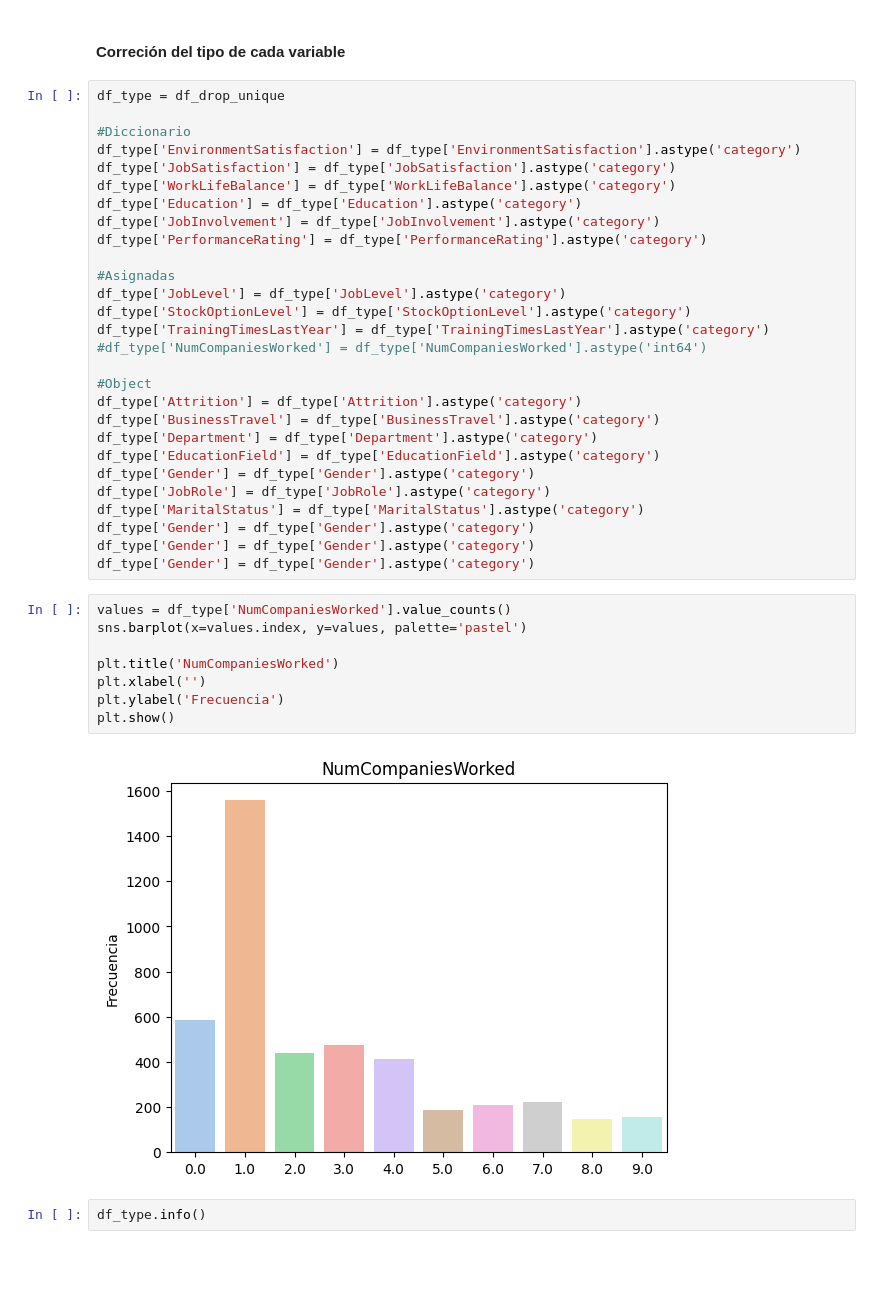
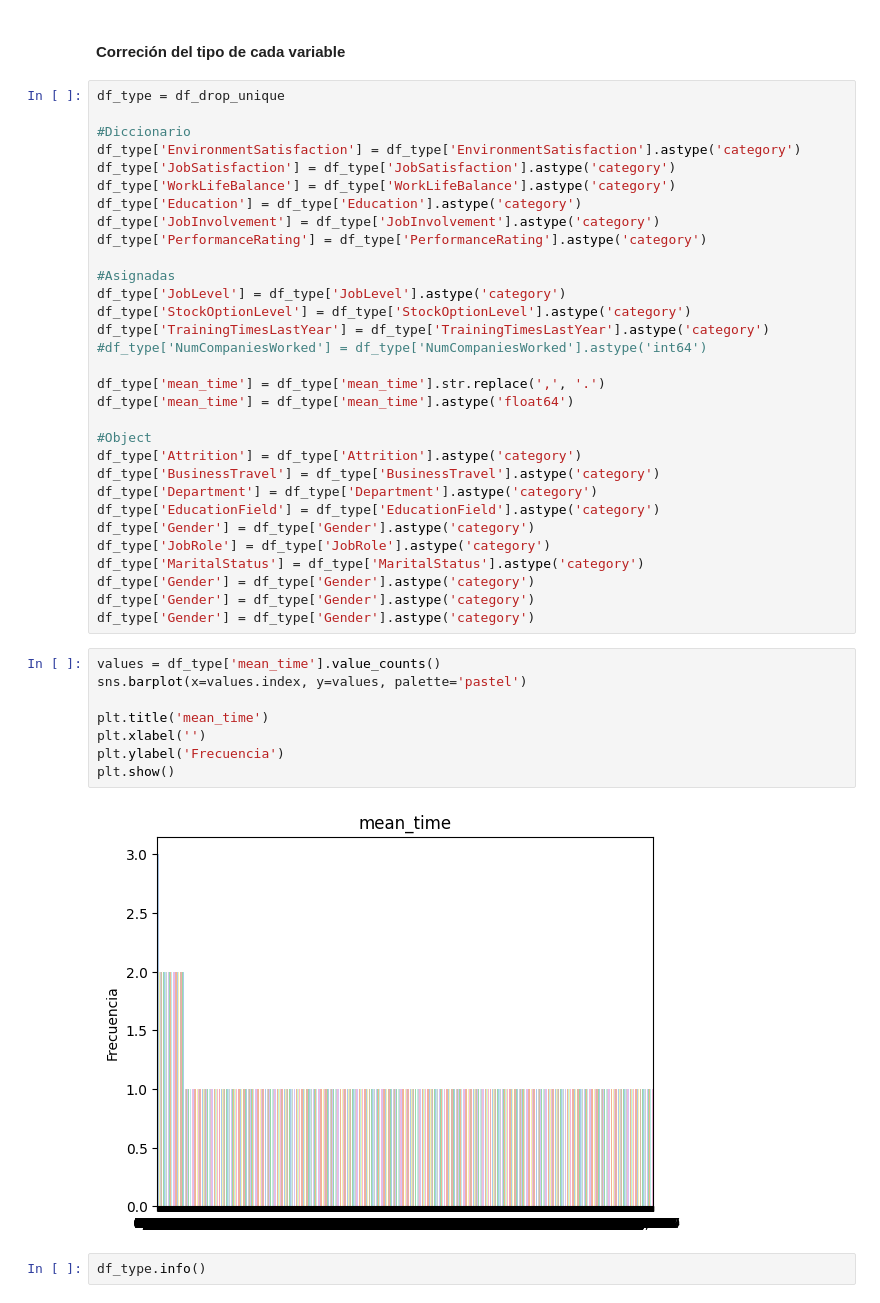
Before and after one commit to JavierBurgos-web/PROYECTO_ANALITICA_II, a Jupyter notebook: Entrega_uno.ipynb, the cells around one changed output. Drawn from its saved outputs; the diff is of its cells as text; blank space fills up the shorter version.

```diff
--- a/Entrega_uno.ipynb
+++ b/Entrega_uno.ipynb
@@ -285,6 +285,9 @@ df_type['StockOptionLevel'] = df_type['StockOptionLevel'].astype('category')
 df_type['TrainingTimesLastYear'] = df_type['TrainingTimesLastYear'].astype('category')
 #df_type['NumCompaniesWorked'] = df_type['NumCompaniesWorked'].astype('int64')
 
+df_type['mean_time'] = df_type['mean_time'].str.replace(',', '.')
+df_type['mean_time'] = df_type['mean_time'].astype('float64')
+
 #Object
 df_type['Attrition'] = df_type['Attrition'].astype('category')
 df_type['BusinessTravel'] = df_type['BusinessTravel'].astype('category')
@@ -297,15 +300,15 @@ df_type['Gender'] = df_type['Gender'].astype('category')
 df_type['Gender'] = df_type['Gender'].astype('category')
 df_type['Gender'] = df_type['Gender'].astype('category')
 # %%
-values = df_type['NumCompaniesWorked'].value_counts()
+values = df_type['mean_time'].value_counts()
 sns.barplot(x=values.index, y=values, palette='pastel')
 
-plt.title('NumCompaniesWorked')
+plt.title('mean_time')
 plt.xlabel('')
 plt.ylabel('Frecuencia')
 plt.show()
 # %% [output]
-[figure, old version]
+[figure, new version]
 # %%
 df_type.info()
 # %% [output]
```
Also changed, not shown: parts of 2 cells of this notebook.
